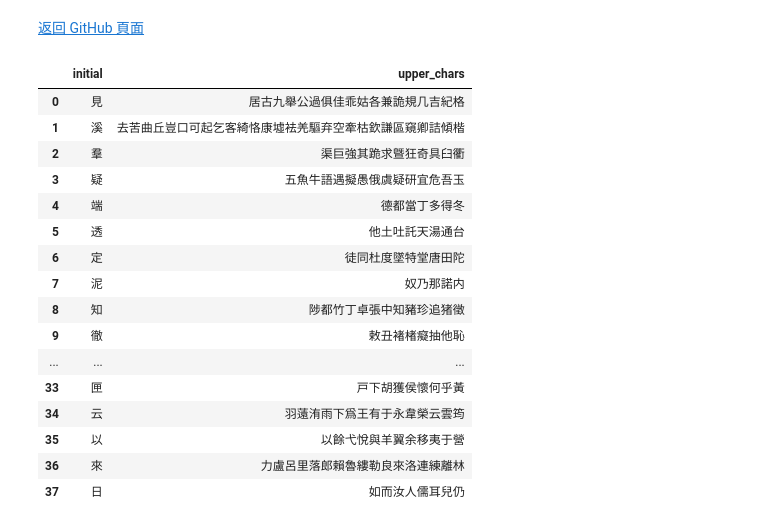
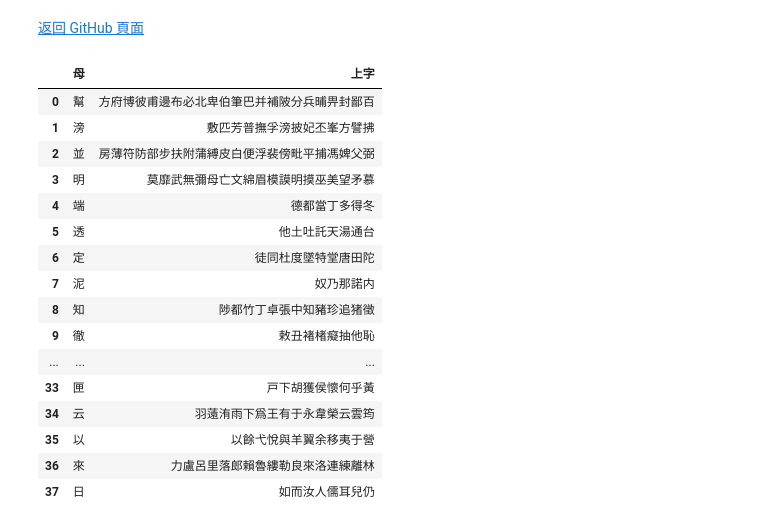
Before and after one commit to nk2028/qieyun-sqlite, a Jupyter notebook: docs/notebook/廣韻反切上字表.ipynb, the cells around one changed output. Cells and saved outputs as stored; diff of their text form; code cells hidden in the pictures.

```diff
--- a/docs/notebook/廣韻反切上字表.ipynb
+++ b/docs/notebook/廣韻反切上字表.ipynb
@@ -9,17 +9,17 @@ import sqlite3
 # %%
 conn = sqlite3.connect('../data.sqlite3')
 # %%
-pandas.read_sql_query('''SELECT initial,
-REPLACE(GROUP_CONCAT(DISTINCT upper_char), ',', '') AS 'upper_chars'
-FROM full_guangyun
-GROUP BY initial
-ORDER BY initial_id, small_rhyme_id;''', conn)
+pandas.read_sql_query('''SELECT 母,
+replace(group_concat(DISTINCT 上字), ',', '') AS 上字
+FROM 廣韻小韻全
+GROUP BY 母
+ORDER BY 母號, 小韻號;''', conn)
 # %% [output]
-|  | initial | upper_chars |
-| 0 | 見 | 居古九舉公過俱佳乖姑各兼詭規几吉紀格 |
-| 1 | 溪 | 去苦曲丘豈口可起乞客綺恪康墟袪羌驅弃空牽枯欽謙區窺卿詰傾楷 |
-| 2 | 羣 | 渠巨強其跪求曁狂奇具臼衢 |
-| 3 | 疑 | 五魚牛語遇擬愚俄虞疑研宜危吾玉 |
+|  | 母 | 上字 |
+| 0 | 幫 | 方府博彼甫邊布必北卑伯筆巴并補陂分兵晡畀封鄙百 |
+| 1 | 滂 | 敷匹芳普撫孚滂披妃丕峯方譬拂 |
+| 2 | 並 | 房薄符防部步扶附蒲縛皮白便浮裴傍毗平捕馮婢父弼 |
+| 3 | 明 | 莫靡武無彌母亡文綿眉模謨明摸巫美望矛慕 |
 | 4 | 端 | 德都當丁多得冬 |
 | 5 | 透 | 他土吐託天湯通台 |
 | 6 | 定 | 徒同杜度墜特堂唐田陀 |
```
Also changed, not shown: 6 other files.
